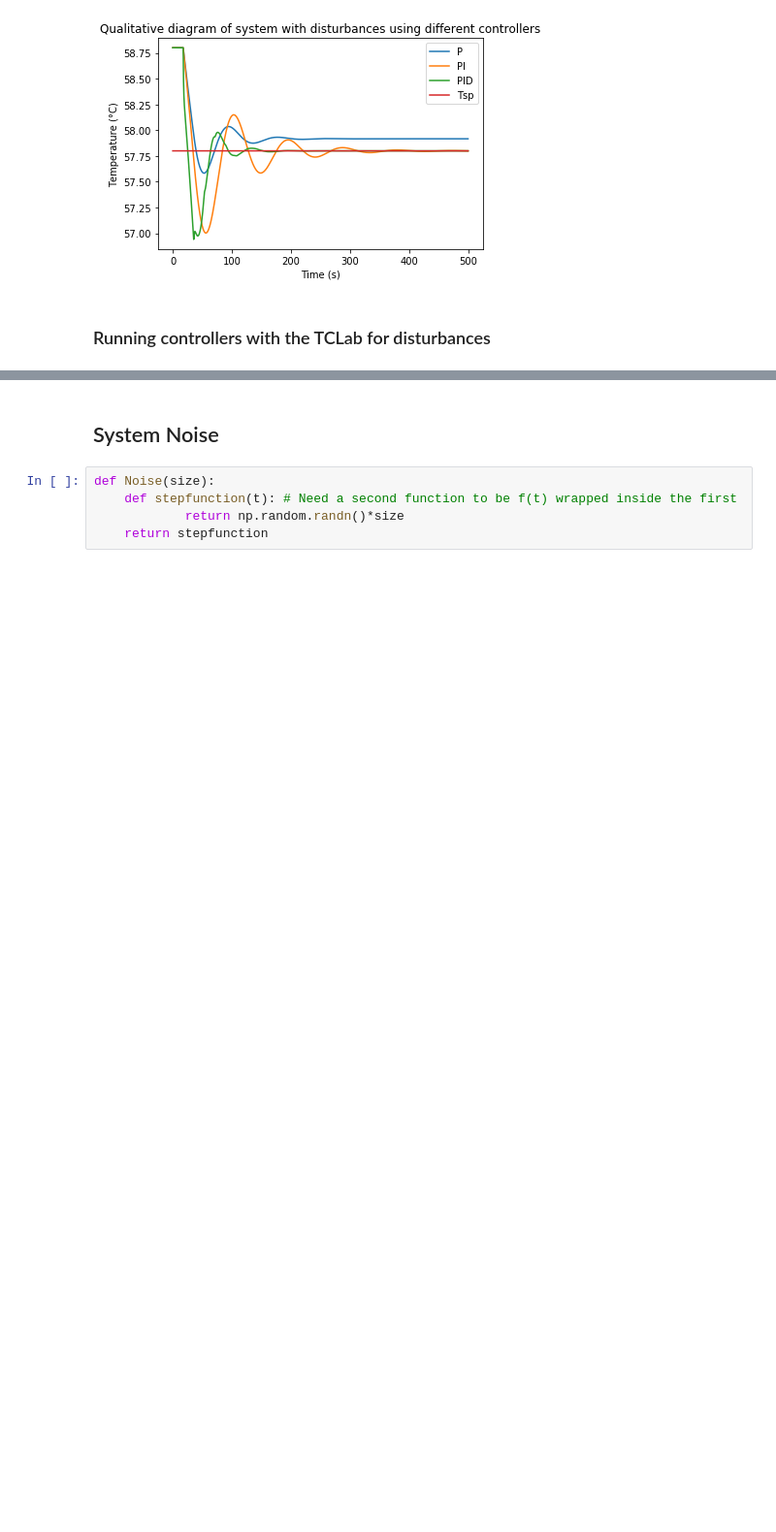
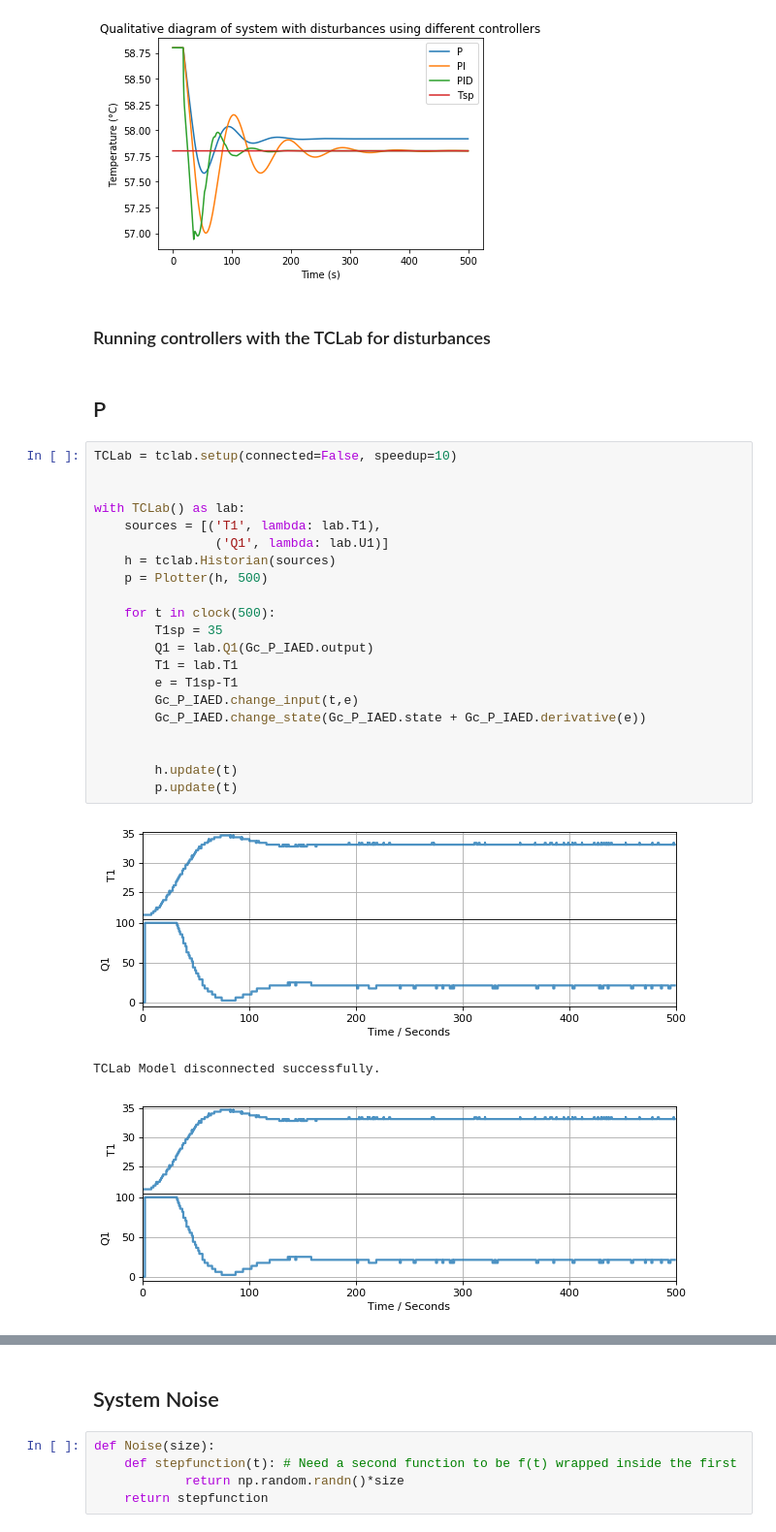
Before and after one commit to JarrydWebber/CPB-Group-17-2020, a Jupyter notebook: CC + IAE with TCLab.ipynb, the cells around one changed output, grey strips where cells are left out. Shown: that part at 97% size. Saved outputs shown, nothing was run; the diff lists cells and outputs as text; blank space fills up the shorter version.

Commit message:
added TCLab disturbance chhanges

```diff
--- a/CC + IAE with TCLab.ipynb
+++ b/CC + IAE with TCLab.ipynb
@@ -499,3 +499,30 @@ plt.show()
 [figure]
 # %% [markdown]
 ### Running controllers with the TCLab for disturbances
+# %% [markdown]
+## P
+# %%
+TCLab = tclab.setup(connected=False, speedup=10)
+
+
+with TCLab() as lab:
+    sources = [('T1', lambda: lab.T1),
+                ('Q1', lambda: lab.U1)]
+    h = tclab.Historian(sources)
+    p = Plotter(h, 500)
+
+    for t in clock(500):
+        T1sp = 35
+        Q1 = lab.Q1(Gc_P_IAED.output)
+        T1 = lab.T1
+        e = T1sp-T1
+        Gc_P_IAED.change_input(t,e)
+        Gc_P_IAED.change_state(Gc_P_IAED.state + Gc_P_IAED.derivative(e))
+
+
+        h.update(t)
+        p.update(t)
+# %% [output]
+[figure, added]
+TCLab Model disconnected successfully.
+[figure, added]
```
Also changed, not shown: parts of 4 cells of this notebook.
